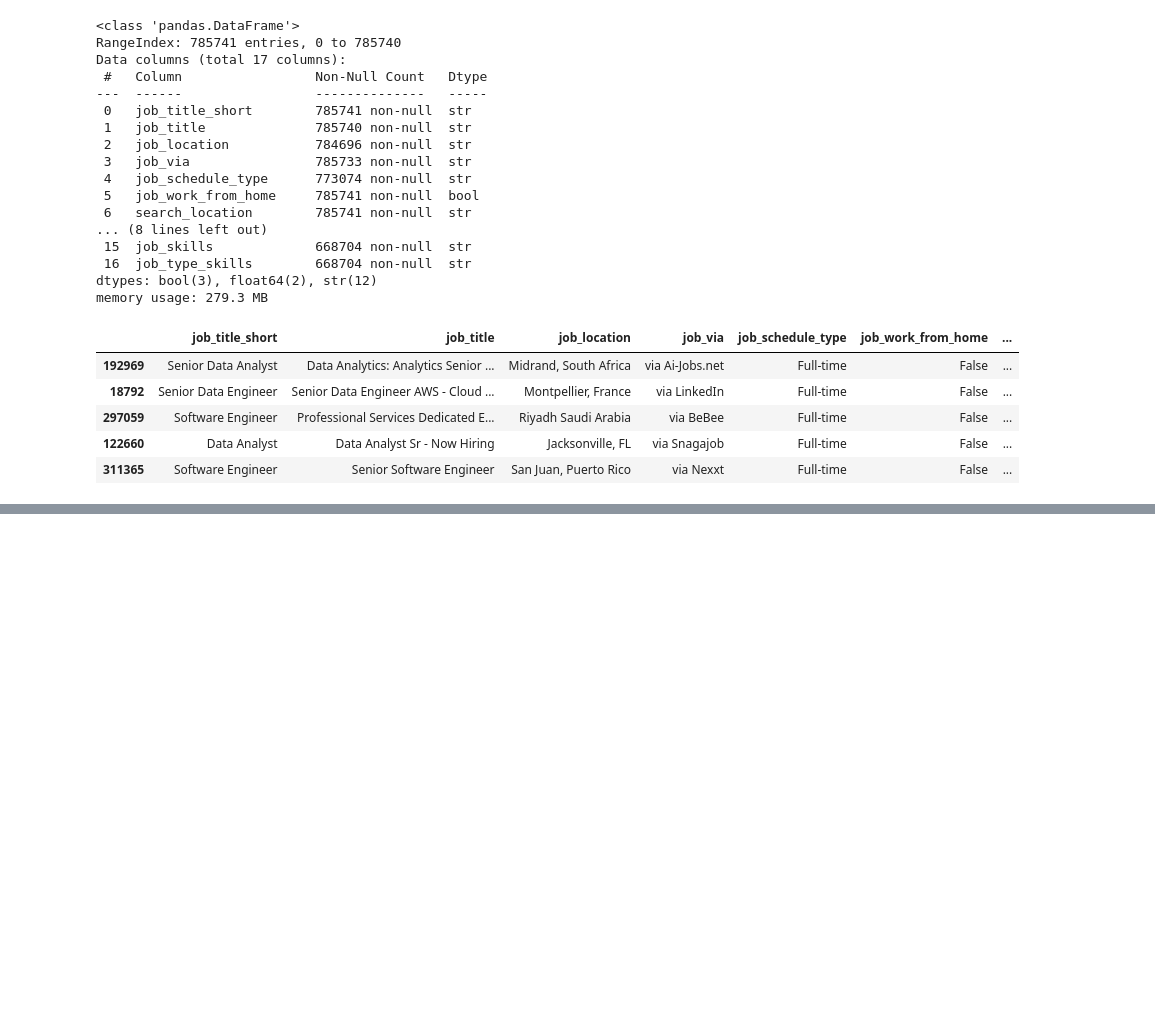
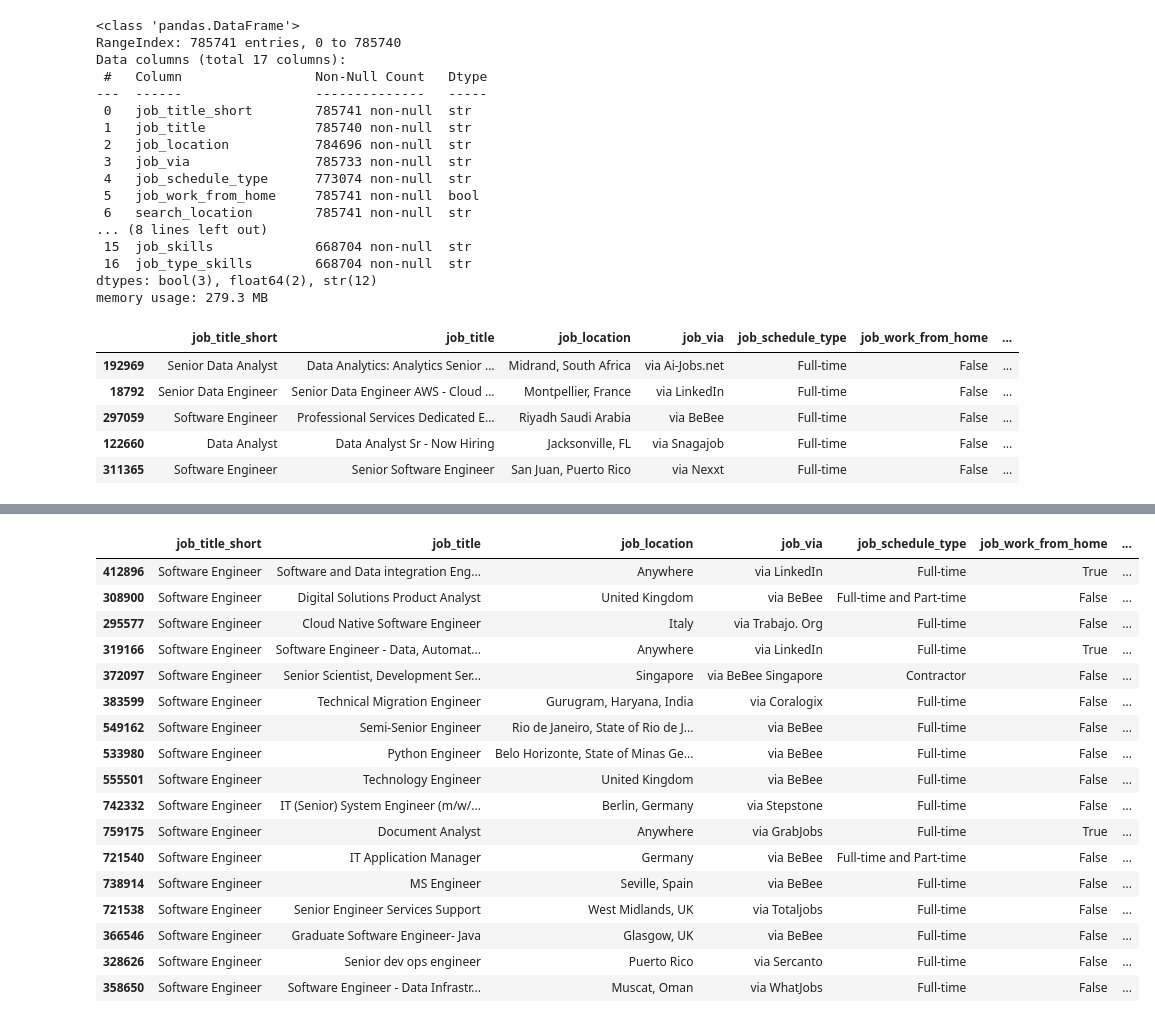
Before and after one commit to dateenbee2442/PYTHON_CORE_TOPICS, a Jupyter notebook: jupterFile.ipynb, the cells around one changed output, grey strips where cells are left out. Drawn from its saved outputs; the diff is of its cells as text; code cells hidden in the pictures; blank space fills up the shorter version.

```diff
--- a/jupterFile.ipynb
+++ b/jupterFile.ipynb
@@ -827,0 +826,3 @@ Name: job_posted_date, Length: 785741, dtype: datetime64[us]
+# %%
+df['job_posted_month'] = df.job_posted_date.dt.month
+df['job_posted_month']
@@ -827,0 +872,23 @@ Name: job_posted_date, Length: 785741, dtype: datetime64[us]
+# %%
+df.sort_values(by=['job_title_short', 'job_posted_date'], inplace=True)
+# %%
+df.tail(17)
+# %% [output]
+|  | job_title_short | job_title | job_location | job_via | job_schedule_type | job_work_from_home | ... |
+| 412896 | Software Engineer | Software and Data integration Eng... | Anywhere | via LinkedIn | Full-time | True | ... |
+| 308900 | Software Engineer | Digital Solutions Product Analyst | United Kingdom | via BeBee | Full-time and Part-time | False | ... |
+| 295577 | Software Engineer | Cloud Native Software Engineer | Italy | via Trabajo. Org | Full-time | False | ... |
+| 319166 | Software Engineer | Software Engineer - Data, Automat... | Anywhere | via LinkedIn | Full-time | True | ... |
+| 372097 | Software Engineer | Senior Scientist, Development Ser... | Singapore | via BeBee Singapore | Contractor | False | ... |
+| 383599 | Software Engineer | Technical Migration Engineer | Gurugram, Haryana, India | via Coralogix | Full-time | False | ... |
+| 549162 | Software Engineer | Semi-Senior Engineer | Rio de Janeiro, State of Rio de J... | via BeBee | Full-time | False | ... |
+| 533980 | Software Engineer | Python Engineer | Belo Horizonte, State of Minas Ge... | via BeBee | Full-time | False | ... |
+| 555501 | Software Engineer | Technology Engineer | United Kingdom | via BeBee | Full-time | False | ... |
+| 742332 | Software Engineer | IT (Senior) System Engineer (m/w/... | Berlin, Germany | via Stepstone | Full-time | False | ... |
+| 759175 | Software Engineer | Document Analyst | Anywhere | via GrabJobs | Full-time | True | ... |
+| 721540 | Software Engineer | IT Application Manager | Germany | via BeBee | Full-time and Part-time | False | ... |
+| 738914 | Software Engineer | MS Engineer | Seville, Spain | via BeBee | Full-time | False | ... |
+| 721538 | Software Engineer | Senior Engineer Services Support | West Midlands, UK | via Totaljobs | Full-time | False | ... |
+| 366546 | Software Engineer | Graduate Software Engineer- Java | Glasgow, UK | via BeBee | Full-time | False | ... |
+| 328626 | Software Engineer | Senior dev ops engineer | Puerto Rico | via Sercanto | Full-time | False | ... |
+| 358650 | Software Engineer | Software Engineer - Data Infrastr... | Muscat, Oman | via WhatJobs | Full-time | False | ... |
```
Also changed, not shown: parts of 32 cells of this notebook.
